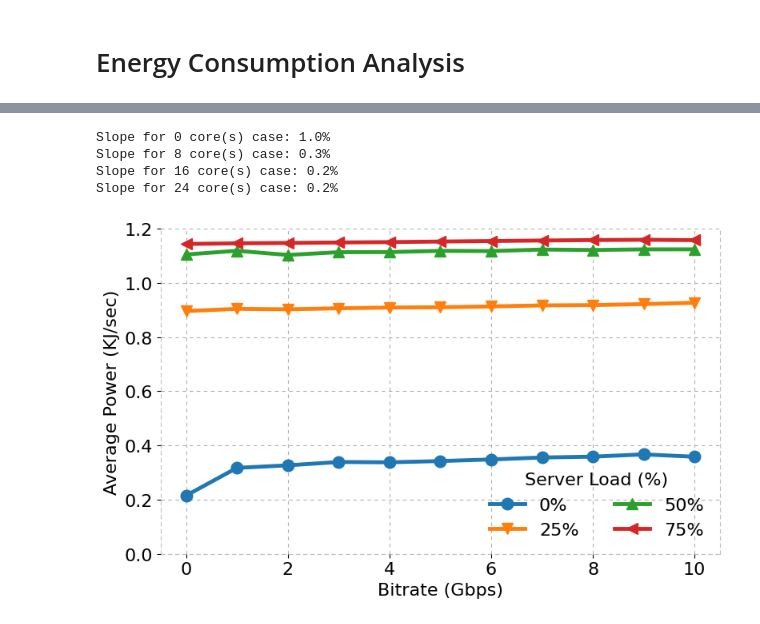
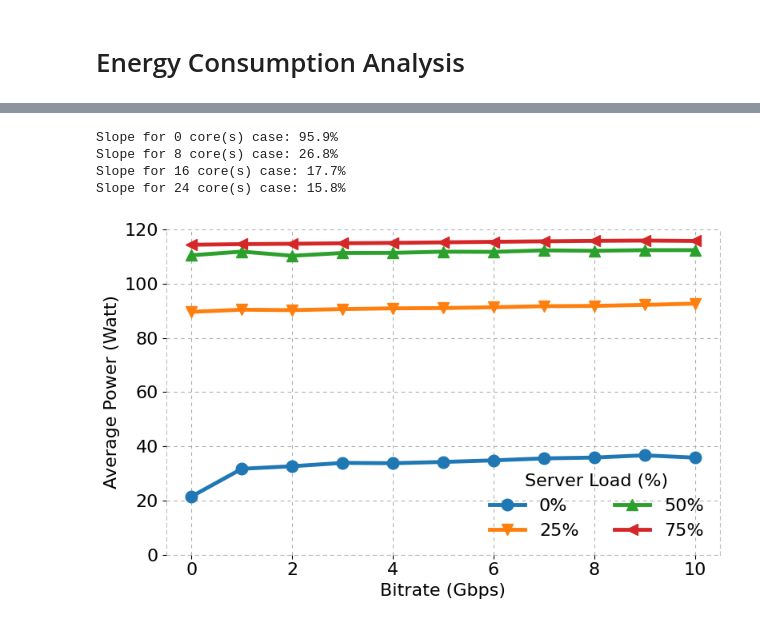
Before and after one commit to serhatarslan-hub/power-of-cc, a Jupyter notebook: analysis/iperf_analysis_for_energy_overhead.ipynb, the cells around one changed output, grey strips where cells are left out. Drawn from its saved outputs; the diff is of its cells as text; code cells hidden in the pictures.

```diff
--- a/analysis/iperf_analysis_for_energy_overhead.ipynb
+++ b/analysis/iperf_analysis_for_energy_overhead.ipynb
@@ -38,7 +38,7 @@ if (SAVE_FIG):
 # Reading the Experiment Data
 # %%
 exp_df = energy_analysis_helpers.read_energy_log(exp_filename)
-exp_df['energy_kJ'] = exp_df['energy_uJ'] * 10e-9
+exp_df['energy_J'] = exp_df['energy_uJ'] / 1000000
 exp_df = energy_analysis_helpers.read_iperf_log(exp_df, data_folder)
 exp_df
 # %% [output]
@@ -104,29 +104,29 @@ for cca, df in exp_df.groupby('cc'):
 
     if (cca in ['stress', 'sleep']):
         for n_core, ddf in df.groupby('n_core'):
-            slope, _ = linear_regression(ddf['time_sec'], ddf['energy_kJ'], proportional=True)
+            slope, _ = linear_regression(ddf['time_sec'], ddf['energy_J'], proportional=True)
             label = '{} - {} cores (y={:.3f}x)'.format(cca, n_core, slope)
             energy_per_time_df.append([cca, 0, n_core, slope])
 
-            sns.regplot(ddf, x = 'time_sec', y = 'energy_kJ', label=label,
+            sns.regplot(ddf, x = 'time_sec', y = 'energy_J', label=label,
                         ax=plt.gca(), marker=list(Line2D.markers.keys())[marker])
             marker += 1
             marker %= len(list(Line2D.markers.keys()))
     else:
         for bitrate, ddf in df.groupby('bitrate'):
             for n_core, dddf in ddf.groupby('n_core'):
-                slope, _ = linear_regression(dddf['time_sec'], dddf['energy_kJ'], proportional=True)
+                slope, _ = linear_regression(dddf['time_sec'], dddf['energy_J'], proportional=True)
                 label = '{} - {} Gbps - {} cores (y={:.3f}x)'.format(cca, bitrate, n_core, slope)
                 energy_per_time_df.append([cca, bitrate, n_core, slope])
 
-                sns.regplot(dddf, x = 'time_sec', y = 'energy_kJ', label=label,
+                sns.regplot(dddf, x = 'time_sec', y = 'energy_J', label=label,
                             ax=plt.gca(),  marker=list(Line2D.markers.keys())[marker])
                 marker += 1
                 marker %= len(list(Line2D.markers.keys()))
-energy_per_time_df = pd.DataFrame(energy_per_time_df, columns=['cc', 'bitrate', 'n_core', 'kJps'])
+energy_per_time_df = pd.DataFrame(energy_per_time_df, columns=['cc', 'bitrate', 'n_core', 'power_W'])
 
 plt.xlabel('Experiment Duration (sec)', fontsize=FONT_SIZE)
-plt.ylabel('Energy (KJ)', fontsize=FONT_SIZE)
+plt.ylabel('Energy (J)', fontsize=FONT_SIZE)
 plt.xticks(fontsize=FONT_SIZE)
 plt.yticks(fontsize=FONT_SIZE)
 # plt.ylim((0,40))
@@ -164,6 +164,6 @@ plt.show()
 # %%
 overhead_energy = \
-    energy_per_time_df[energy_per_time_df.cc=='stress'][['n_core', 'kJps']].copy().set_index('n_core').to_dict()['kJps']
-energy_per_time_df['kJps_noOverhead'] = \
-    energy_per_time_df.apply(lambda row: row['kJps'] - overhead_energy[row['n_core']], axis=1)
+    energy_per_time_df[energy_per_time_df.cc=='stress'][['n_core', 'power_W']].copy().set_index('n_core').to_dict()['power_W']
+energy_per_time_df['power_W_noOverhead'] = \
+    energy_per_time_df.apply(lambda row: row['power_W'] - overhead_energy[row['n_core']], axis=1)
 # %%
@@ -211,48 +211,48 @@ plt.figure(figsize=FIG_SIZE)
 marker = 2
 for n_core, df in energy_per_time_df.sort_values(by='bitrate').groupby('n_core'):
     x = np.hstack((np.reshape(df['bitrate'], (-1, 1)), np.ones((len(df),1))))
-    y = np.reshape(df['kJps'], (-1, 1))
+    y = np.reshape(df['power_W'], (-1, 1))
     fit = np.linalg.lstsq(x, y, rcond=None)[0]
     print("Slope for {} core(s) case: {:.1f}%".format(n_core, fit[0][0]*100))
 
-    plt.plot(df['bitrate'], df['kJps'],
+    plt.plot(df['bitrate'], df['power_W'],
              label="{:.0f}%".format(n_core/N_CORES_TOT*100),
              linewidth=LINE_WIDTH, marker=list(Line2D.markers.keys())[marker],
              markersize=LINE_WIDTH*3)
     marker += 1
 
 plt.xlabel('Bitrate (Gbps)', fontsize=FONT_SIZE)
-plt.ylabel('Average Power (KJ/sec)', fontsize=FONT_SIZE)
+plt.ylabel('Average Power (Watt)', fontsize=FONT_SIZE)
 plt.xticks(fontsize=FONT_SIZE)
 plt.yticks(fontsize=FONT_SIZE)
 # plt.xlim((0, 10))
-plt.ylim((0, 1.2))
+plt.ylim((0, 120))
 plt.grid(linestyle=LINE_STYLE)
 leg = plt.legend(loc='lower right', frameon=False, fontsize=FONT_SIZE, ncol=2, title='Server Load (%)')
 plt.setp(leg.get_title(),fontsize=FONT_SIZE)
 
 plt.gca().spines["right"].set_linestyle(LINE_STYLE)
 plt.gca().spines["right"].set_alpha(0.5)
 plt.gca().spines["right"].set_color('gray')
 plt.gca().spines["left"].set_linestyle(LINE_STYLE)
 plt.gca().spines["left"].set_alpha(0.5)
 plt.gca().spines["left"].set_color('gray')
 plt.gca().spines["top"].set_visible(False)
 # plt.gca().spines["top"].set_linestyle(LINE_STYLE)
 # plt.gca().spines["top"].set_alpha(0.5)
 # plt.gca().spines["top"].set_color('gray')
 plt.gca().spines["bottom"].set_linestyle(LINE_STYLE)
 plt.gca().spines["bottom"].set_alpha(0.5)
 plt.gca().spines["bottom"].set_color('gray')
 plt.tight_layout()
 
 if (SAVE_FIG):
     plt.savefig( out_dir + '/energy_vs_bitrate_per_nCore.pdf')
 
 plt.show()
 # %% [output]
-Slope for 0 core(s) case: 1.0%
-Slope for 8 core(s) case: 0.3%
-Slope for 16 core(s) case: 0.2%
-Slope for 24 core(s) case: 0.2%
+Slope for 0 core(s) case: 95.9%
+Slope for 8 core(s) case: 26.8%
+Slope for 16 core(s) case: 17.7%
+Slope for 24 core(s) case: 15.8%
-[figure, old version]
+[figure, new version]
```
Also changed, not shown: parts of 6 cells of this notebook, 43 other files.
